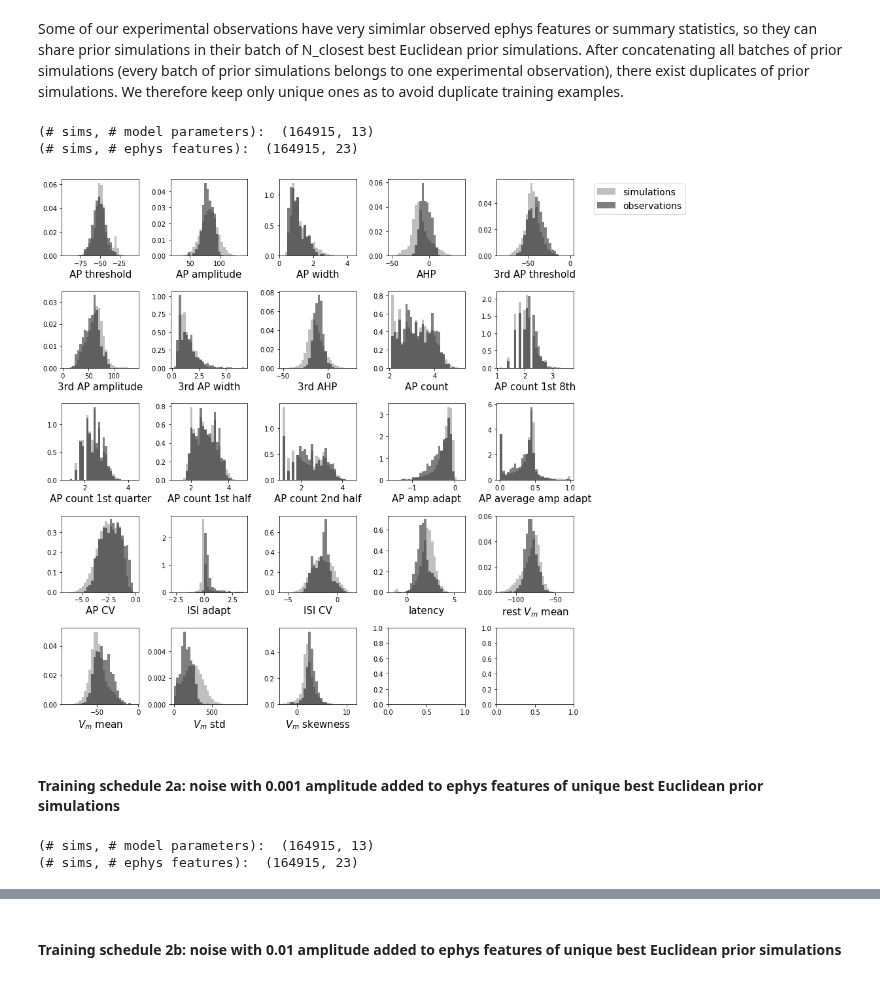
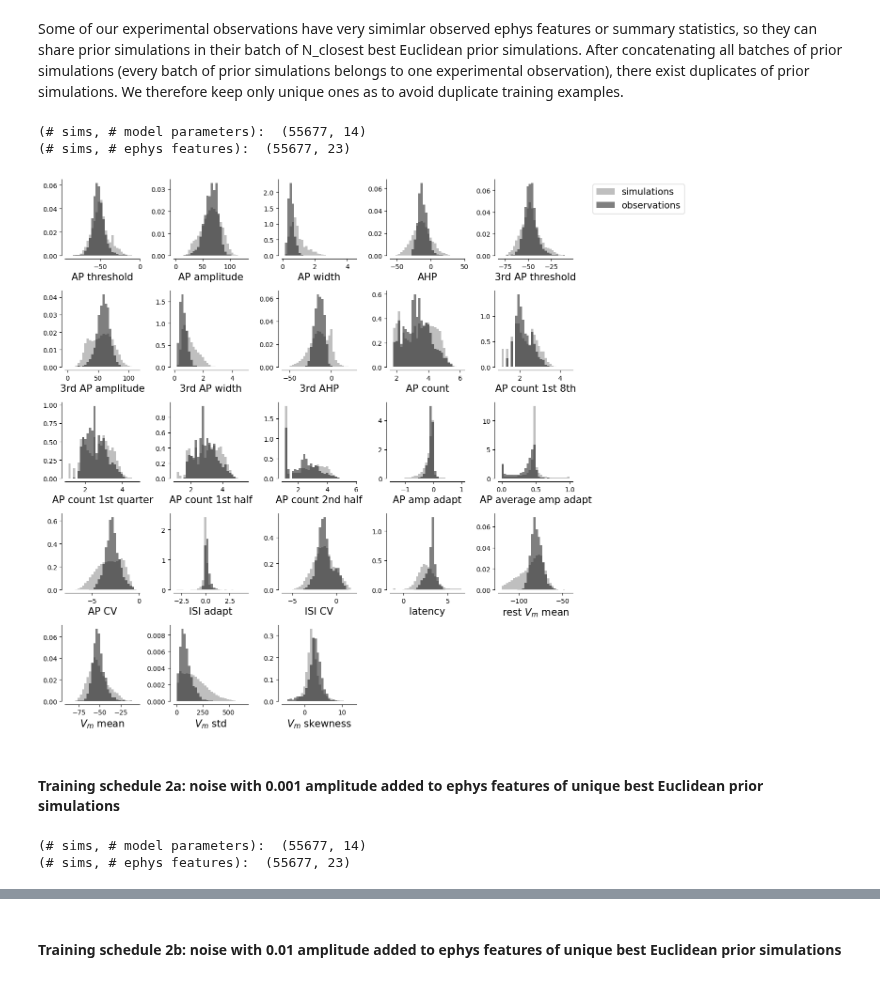
Before and after one commit to berenslab/hh_sbi, a Jupyter notebook: code/build_amortized_posteriors.ipynb, the cells around one changed output, grey strips where cells are left out. Cells and saved outputs as stored; diff of their text form; code cells hidden in the pictures.

```diff
--- a/code/build_amortized_posteriors.ipynb
+++ b/code/build_amortized_posteriors.ipynb
@@ -64,12 +88,13 @@ stats.shape
 all_stats=[]
 all_theta=[]
 
-theta=np.load('./save_sims/M1_chunks/full_batch.npz')['theta']
-stats=np.load('./save_sims/M1_chunks/full_batch.npz')['stats']
+theta=np.load('./save_sims/{}_chunks/full_batch.npz'.format(ds))['theta']
+stats=np.load('./save_sims/{}_chunks/full_batch.npz'.format(ds))['stats']
 
 # Do not include non-spiking simulations
 keeping=(~np.isnan(np.mean(stats, axis=1)))&(~np.isinf(np.mean(stats, axis=1)))
 stats = stats[keeping,:]
+print('Final # non-nan simulations: ', stats.shape[0])
 
 # Mean and standard deviation to Z-score with
 s_mean=stats.mean(axis=0)
@@ -77,12 +102,12 @@ s_std=stats.std(axis=0)
 
 t = time.time()
 
-for i, cell_name in enumerate(Xo.index): # iterate over every cell in our experimental dataset
+for i, cell_name in enumerate(D.index): # iterate over every cell in our experimental dataset
     print('.',end='')
 
     # Pick N_closest simulations to the experimental observation's summary statistics
     # Distance is the Euclidean Z-scored distance
-    xo=Xo.loc[cell_name,:].values[:-4]
+    xo=D.loc[cell_name,:].values[feature_list]
 
     ind=np.argsort(
         np.sum(
@@ -141,0 +171,14 @@ tcmalloc: large alloc 1380007936 bytes == 0xb4faa000 @
+# %%
+theta=np.load('./save_sims/{}_chunks/full_batch.npz'.format(ds))['theta']
+stats=np.load('./save_sims/{}_chunks/full_batch.npz'.format(ds))['stats']
+
+## Do not include non-spiking simulations
+keeping=(~np.isnan(np.mean(stats, axis=1)))&(~np.isinf(np.mean(stats, axis=1))) # delete Nan simulations
+theta_tr = theta[keeping,:][::4,:]
+stats_tr = stats[keeping,:][::4,:]
+
+print('(# sims, # model parameters): ', theta_tr.shape)
+print('(# sims, # ephys features): ', stats_tr.shape)
+
+
+training_schedules['0'].update({'theta':theta_tr, 'stats':stats_tr})
@@ -153,8 +197,8 @@ from matplotlib import pyplot as plt
 # %%
 fig, axes = plt.subplots(5, 5, figsize = (14, 12))
 xlabelfontsize=15
-for i, ax in enumerate(axes.reshape(-1)[:len(ephys_features[:-4])]):
-        ax.hist([Xo[ephys_features[i]].values,
+for i, ax in enumerate(axes.reshape(-1)[feature_list]):
+        ax.hist([D[ephys_features[i]].values,
                  stats_tr[:,i][(stats_tr[:,i]>limits[ephys_features[i]][0])&\
                                (stats_tr[:,i]<limits[ephys_features[i]][1])]],
                 color=['black', 'grey'], alpha=0.5, bins=30, density=True, histtype='stepfilled', \
@@ -163,7 +207,9 @@ for i, ax in enumerate(axes.reshape(-1)[:len(ephys_features[:-4])]):
         if i==4:
             ax.legend(fontsize=14, bbox_to_anchor=(1.2, 1))
 
-for ax in axes.reshape(-1)[len(ephys_features):]:
+        adjust_spines(ax,['left', 'bottom'])
+
+for ax in axes.reshape(-1)[feature_list[-1]+1:]:
     ax.set_xticks([])
     ax.set_yticks([])
     sns.despine(ax=ax, left=True, bottom=True)
@@ -175,8 +221,8 @@ plt.tight_layout()
 # %% [markdown]
 Some of our experimental observations have very simimlar observed ephys features or summary statistics, so they can share prior simulations in their batch of N_closest best Euclidean prior simulations. After concatenating all batches of prior simulations (every batch of prior simulations belongs to one experimental observation), there exist duplicates of prior simulations. We therefore keep only unique ones as to avoid duplicate training examples.
 # %%
-theta_tr = np.load('./save_sims/best_{}_Euclidean_sims.npz'.format(N_closest))['theta']
-stats_tr = np.load('./save_sims/best_{}_Euclidean_sims.npz'.format(N_closest))['stats']
+theta_tr = np.load('./save_sims/best_{}_Euclidean_sims_{}.npz'.format(N_closest, ds))['theta']
+stats_tr = np.load('./save_sims/best_{}_Euclidean_sims_{}.npz'.format(N_closest, ds))['stats']
 _, unique_tr_ids=np.unique(np.sum(stats_tr, axis=1),return_index=True)
 theta_tr=theta_tr[unique_tr_ids,:]
 stats_tr=stats_tr[unique_tr_ids,:]
@@ -186,33 +232,33 @@ print('(# sims, # ephys features): ', stats_tr.shape)
 
 training_schedules['1'].update({'theta':theta_tr, 'stats':stats_tr})
 # %% [output]
-(# sims, # model parameters):  (164915, 13)
-(# sims, # ephys features):  (164915, 23)
+(# sims, # model parameters):  (55677, 14)
+(# sims, # ephys features):  (55677, 23)
 # %%
 fig, axes = plt.subplots(5, 5, figsize = (14, 12))
 xlabelfontsize=15
-for i, ax in enumerate(axes.reshape(-1)[:len(ephys_features[:-4])]):
-        ax.hist([Xo[ephys_features[i]].values,
+for i, ax in enumerate(axes.reshape(-1)[feature_list]):
+        ax.hist([D[ephys_features[i]].values,
                  stats_tr[:,i][(stats_tr[:,i]>limits[ephys_features[i]][0])&\
                                (stats_tr[:,i]<limits[ephys_features[i]][1])]],
                 color=['black', 'grey'], alpha=0.5, bins=30, density=True, histtype='stepfilled', \
                 label=[ 'observations', 'simulations'])
         ax.set_xlabel(ephys_features[i], fontsize=xlabelfontsize)
         if i==4:
             ax.legend(fontsize=14, bbox_to_anchor=(1.2, 1))
-
-for ax in axes.reshape(-1)[len(ephys_features):]:
+        adjust_spines(ax,['bottom', 'left'])
+for ax in axes.reshape(-1)[feature_list[-1]+1:]:
     ax.set_xticks([])
     ax.set_yticks([])
     sns.despine(ax=ax, left=True, bottom=True)
 plt.tight_layout()
 # %% [output]
-[figure, old version]
+[figure, new version]
 # %% [markdown]
 #### Training schedule 2a: noise with 0.001 amplitude added to ephys features of unique best Euclidean prior simulations
 # %%
-theta_tr = np.load('./save_sims/best_{}_Euclidean_sims.npz'.format(N_closest))['theta']
-stats_tr = np.load('./save_sims/best_{}_Euclidean_sims.npz'.format(N_closest))['stats']
+theta_tr = np.load('./save_sims/best_{}_Euclidean_sims_{}.npz'.format(N_closest, ds))['theta']
+stats_tr = np.load('./save_sims/best_{}_Euclidean_sims_{}.npz'.format(N_closest, ds))['stats']
 _, unique_tr_ids=np.unique(np.sum(stats_tr, axis=1),return_index=True)
 theta_tr=theta_tr[unique_tr_ids,:]
 stats_tr=stats_tr[unique_tr_ids,:]
@@ -229,8 +275,8 @@ print('(# sims, # ephys features): ', stats_tr.shape)
 
 training_schedules['2a'].update({'theta':theta_tr, 'stats':stats_tr})
 # %% [output]
-(# sims, # model parameters):  (164915, 13)
-(# sims, # ephys features):  (164915, 23)
+(# sims, # model parameters):  (55677, 14)
+(# sims, # ephys features):  (55677, 23)
 # %%
 fig, axes = plt.subplots(5, 5, figsize = (14, 12))
 xlabelfontsize=15
```
Also changed, not shown: parts of 37 cells of this notebook, 2 other files.
